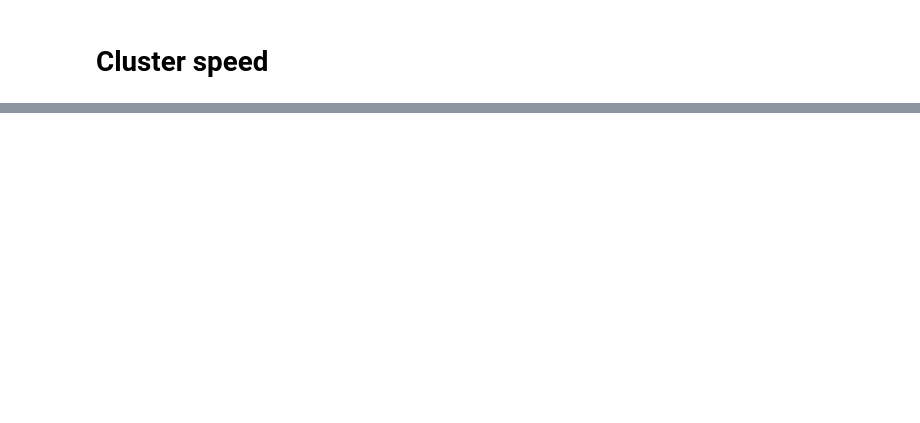
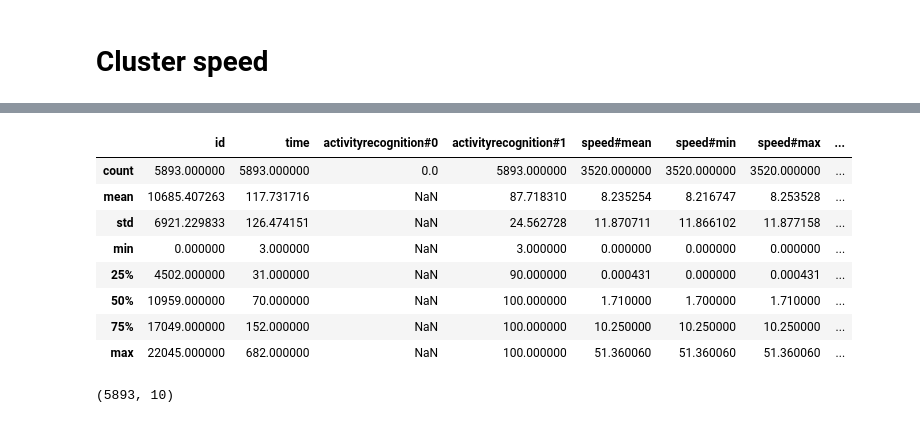
Before and after one commit to Healthy-Life-App-Strive-Build-Week2/Run_For_Life, a Jupyter notebook: Main_Data_Set.ipynb, the cells around one changed output, grey strips where cells are left out. Drawn from its saved outputs; the diff is of its cells as text; code cells hidden in the pictures; blank space fills up the shorter version.

```diff
--- a/Main_Data_Set.ipynb
+++ b/Main_Data_Set.ipynb
@@ -9,3 +41,19 @@ data = pd.read_csv('/work/Run_For_Life/small_df.csv')
+# %%
+data.describe()
+# %% [output]
+|  | id | time | activityrecognition#0 | activityrecognition#1 | speed#mean | speed#min | speed#max | ... |
+| count | 5893.000000 | 5893.000000 | 0.0 | 5893.000000 | 3520.000000 | 3520.000000 | 3520.000000 | ... |
+| mean | 10685.407263 | 117.731716 | NaN | 87.718310 | 8.235254 | 8.216747 | 8.253528 | ... |
+| std | 6921.229833 | 126.474151 | NaN | 24.562728 | 11.870711 | 11.866102 | 11.877158 | ... |
+| min | 0.000000 | 3.000000 | NaN | 3.000000 | 0.000000 | 0.000000 | 0.000000 | ... |
+| 25% | 4502.000000 | 31.000000 | NaN | 90.000000 | 0.000431 | 0.000000 | 0.000431 | ... |
+| 50% | 10959.000000 | 70.000000 | NaN | 100.000000 | 1.710000 | 1.700000 | 1.710000 | ... |
+| 75% | 17049.000000 | 152.000000 | NaN | 100.000000 | 10.250000 | 10.250000 | 10.250000 | ... |
+| max | 22045.000000 | 682.000000 | NaN | 100.000000 | 51.360060 | 51.360060 | 51.360060 | ... |
+# %%
+data.shape
+# %% [output]
+(5893, 10)
 # %%
 data.columns
 # %% [output]
```
Also changed, not shown: parts of 20 cells of this notebook, 7 other files.
